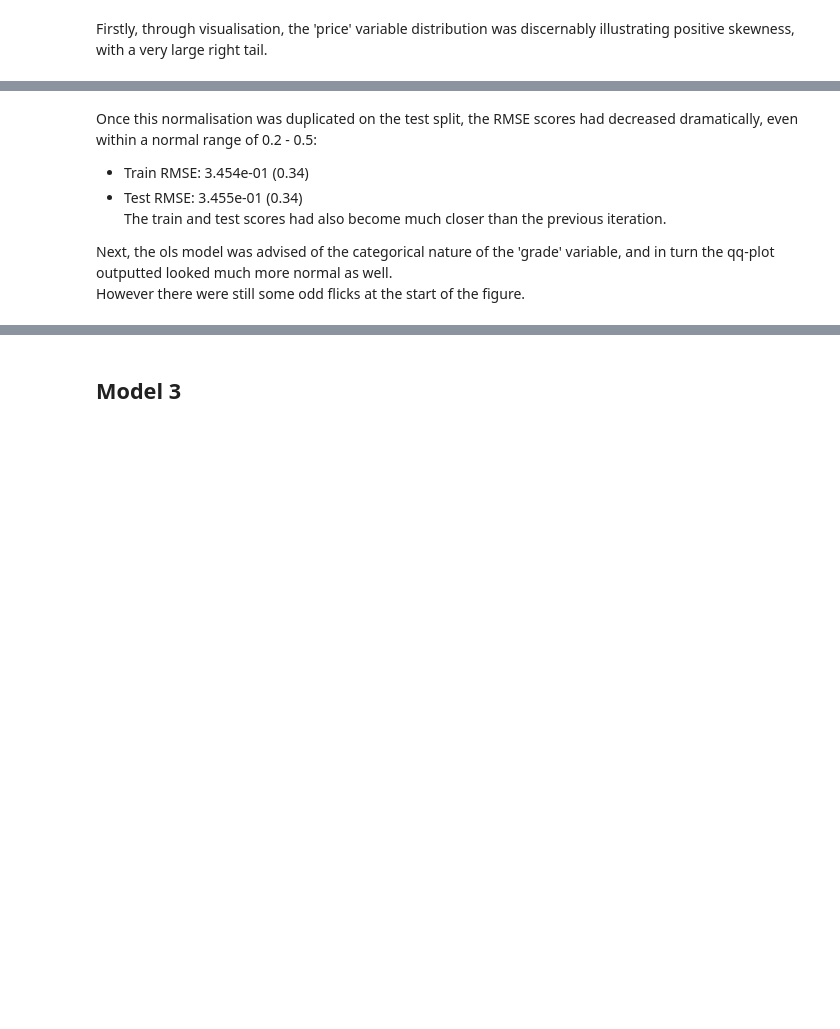
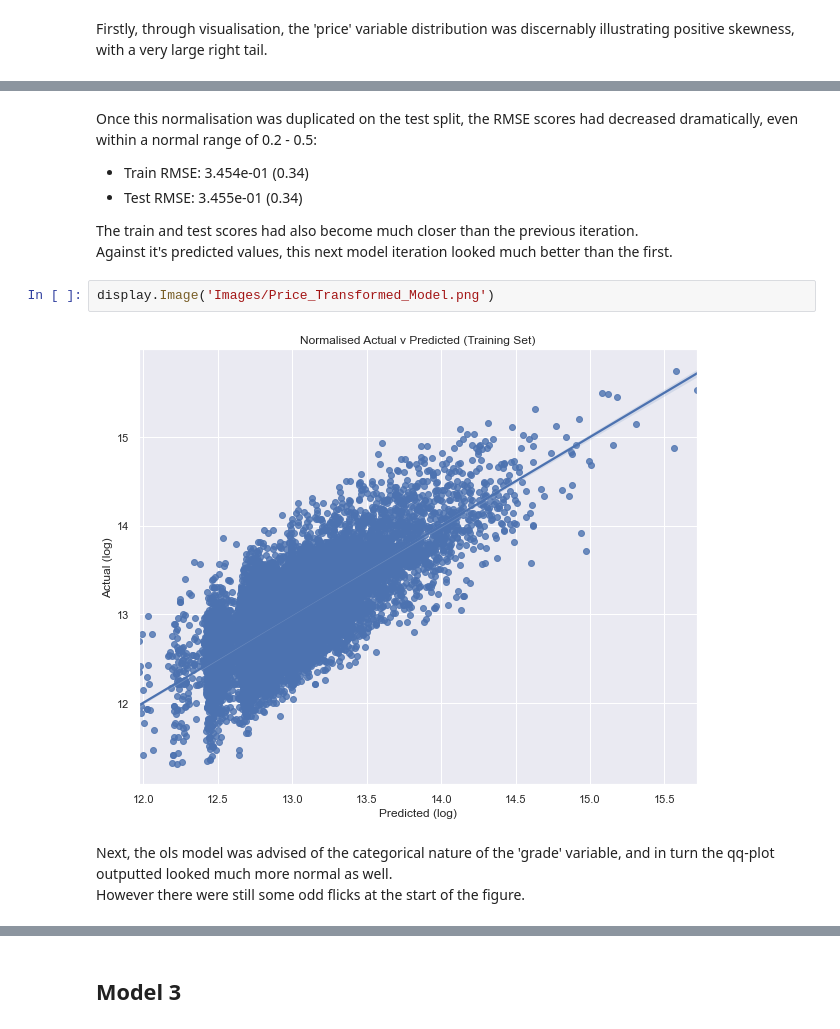
Before and after one commit to MossyJossy/Phase-2-Project, a Jupyter notebook: King County Housing Analysis.ipynb, the cells around one changed output, grey strips where cells are left out. Saved outputs shown, nothing was run; the diff lists cells and outputs as text; blank space fills up the shorter version.

```diff
--- a/King County Housing Analysis.ipynb
+++ b/King County Housing Analysis.ipynb
@@ -109,8 +109,14 @@ display.Image('Data Exploration/Images/Price_Dist_Normal.png')
 Once this normalisation was duplicated on the test split, the RMSE scores had decreased dramatically, even within a normal range of 0.2 - 0.5:
 - Train RMSE: 3.454e-01 (0.34)
 - Test RMSE: 3.455e-01 (0.34)
+
 The train and test scores had also become much closer than the previous iteration.
-
-Next, the ols model was advised of the categorical nature of the 'grade' variable, and in turn the qq-plot outputted looked much more normal as well.
-However there were still some odd flicks at the start of the figure.
+Against it's predicted values, this next model iteration looked much better than the first.
+# %%
+display.Image('Images/Price_Transformed_Model.png')
+# %% [output]
+[figure, added]
+# %% [markdown]
+Next, the ols model was advised of the categorical nature of the 'grade' variable, and in turn the qq-plot outputted looked much more normal as well.
+However there were still some odd flicks at the start of the figure.
 # %%
```
Also changed, not shown: parts of 33 cells of this notebook, 28 other files.
